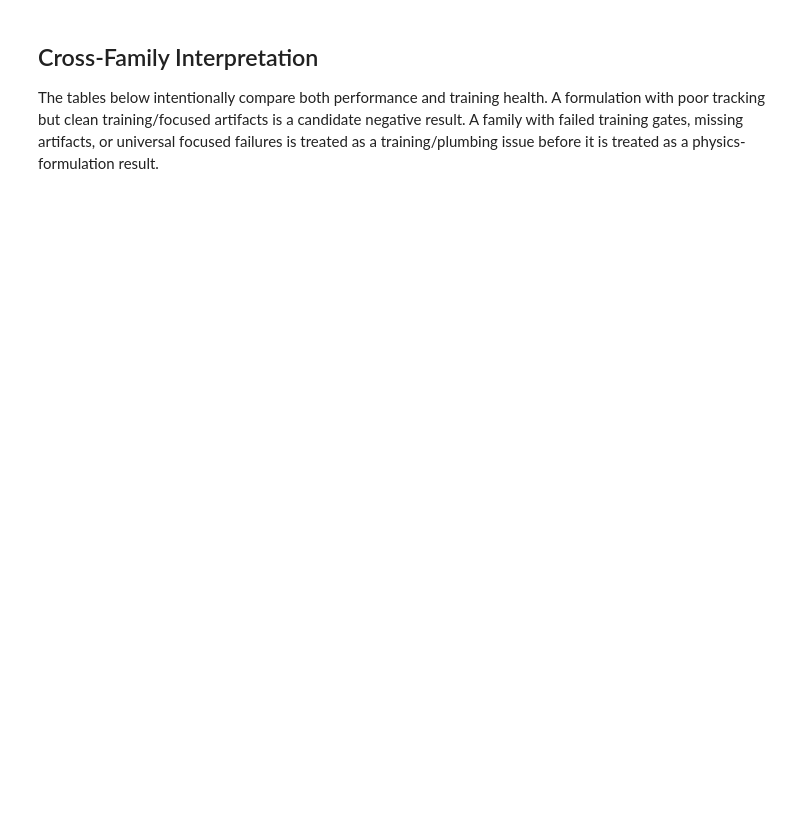
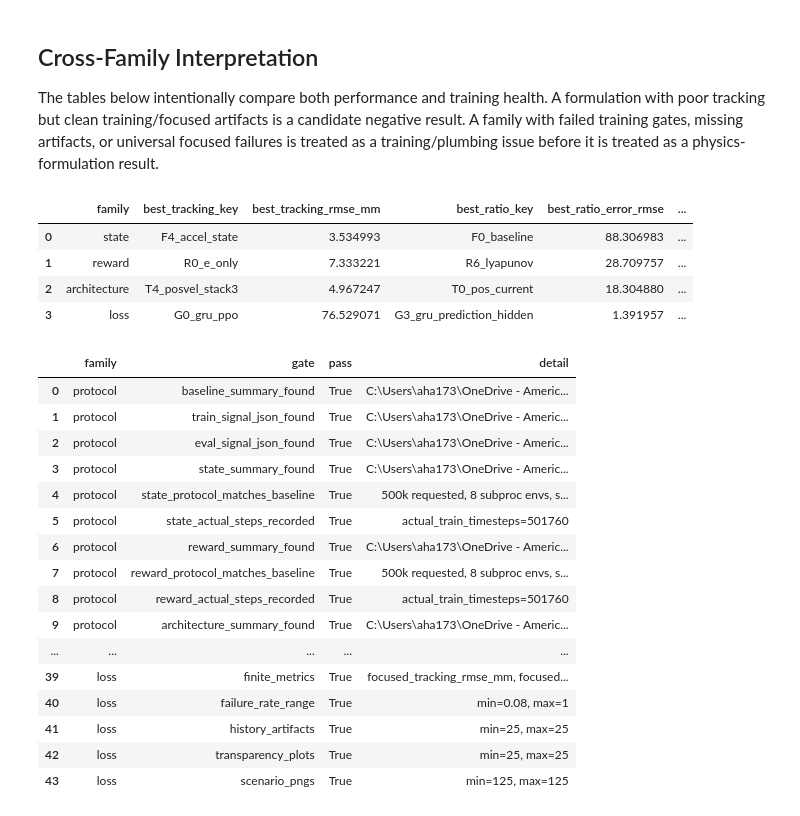
Before and after one commit to AhmadAssaad711/TeleopWithRL, a Jupyter notebook: notebooks/50_policy_gradient/55_physics_informed_formulations_results.ipynb, the cells around one changed output. Saved outputs shown, nothing was run; the diff lists cells and outputs as text; code cells hidden in the pictures; blank space fills up the shorter version.

```diff
--- a/notebooks/50_policy_gradient/55_physics_informed_formulations_results.ipynb
+++ b/notebooks/50_policy_gradient/55_physics_informed_formulations_results.ipynb
@@ -450,36 +699,59 @@ def _best_row(df: pd.DataFrame, metric: str) -> pd.Series | None:
 def family_best_rows() -> pd.DataFrame:
     rows = []
     for family, df, note in [
-        ("state", state_summary, "fair 500k state-feature ablation; F4/F5 acceleration extractors fixed for Windows subproc"),
-        ("reward", reward_summary, "fair 500k basic-observation reward ablation; matched to continuous PPO baseline protocol"),
-        ("architecture", arch_summary, "fair 500k temporal-stack ablation when generated; otherwise pending"),
+        ("state", state_summary, "fair bias15 500k state-feature ablation; F4/F5 acceleration extractors fixed for Windows subproc"),
+        ("reward", reward_summary, "fair bias15 500k basic-observation reward ablation; matched to continuous PPO hyperparameter protocol"),
+        ("architecture", arch_summary, "fair bias15 500k temporal-stack ablation when generated; otherwise pending"),
         ("loss", loss_summary, "fair-budget GRU-PPO auxiliary-loss diagnostic; custom trainer, compare cautiously"),
     ]:
         best_track = _best_row(df, "focused_tracking_rmse_mm")
         best_ratio = _best_row(df, "focused_transparency_ratio_error_rmse")
         failure = pd.to_numeric(df.get("focused_failure_rate", pd.Series(dtype=float)), errors="coerce")
         rows.append({
             "family": family,
             "best_tracking_key": None if best_track is None else best_track.get("key"),
             "best_tracking_rmse_mm": np.nan if best_track is None else best_track.get("focused_tracking_rmse_mm"),
             "best_ratio_key": None if best_ratio is None else best_ratio.get("key"),
             "best_ratio_error_rmse": np.nan if best_ratio is None else best_ratio.get("focused_transparency_ratio_error_rmse"),
             "max_failure_rate": failure.max() if not failure.empty else np.nan,
             "note": note,
         })
     return pd.DataFrame(rows)
 
 family_comparison = family_best_rows()
 display(family_comparison)
 
 all_gates = pd.concat({
     "protocol": protocol_gate.set_index("gate"),
     "state": state_gate.set_index("gate"),
     "reward": reward_gate.set_index("gate"),
     "architecture": arch_gate.set_index("gate"),
     "loss": loss_gate.set_index("gate"),
 }, names=["family", "gate"]).reset_index()
 display(all_gates)
+# %% [output]
+|  | family | best_tracking_key | best_tracking_rmse_mm | best_ratio_key | best_ratio_error_rmse | ... |
+| 0 | state | F4_accel_state | 3.534993 | F0_baseline | 88.306983 | ... |
+| 1 | reward | R0_e_only | 7.333221 | R6_lyapunov | 28.709757 | ... |
+| 2 | architecture | T4_posvel_stack3 | 4.967247 | T0_pos_current | 18.304880 | ... |
+| 3 | loss | G0_gru_ppo | 76.529071 | G3_gru_prediction_hidden | 1.391957 | ... |
+|  | family | gate | pass | detail |
+| 0 | protocol | baseline_summary_found | True | C:\Users\aha173\OneDrive - Americ... |
+| 1 | protocol | train_signal_json_found | True | C:\Users\aha173\OneDrive - Americ... |
+| 2 | protocol | eval_signal_json_found | True | C:\Users\aha173\OneDrive - Americ... |
+| 3 | protocol | state_summary_found | True | C:\Users\aha173\OneDrive - Americ... |
+| 4 | protocol | state_protocol_matches_baseline | True | 500k requested, 8 subproc envs, s... |
+| 5 | protocol | state_actual_steps_recorded | True | actual_train_timesteps=501760 |
+| 6 | protocol | reward_summary_found | True | C:\Users\aha173\OneDrive - Americ... |
+| 7 | protocol | reward_protocol_matches_baseline | True | 500k requested, 8 subproc envs, s... |
+| 8 | protocol | reward_actual_steps_recorded | True | actual_train_timesteps=501760 |
+| 9 | protocol | architecture_summary_found | True | C:\Users\aha173\OneDrive - Americ... |
+| ... | ... | ... | ... | ... |
+| 39 | loss | finite_metrics | True | focused_tracking_rmse_mm, focused... |
+| 40 | loss | failure_rate_range | True | min=0.08, max=1 |
+| 41 | loss | history_artifacts | True | min=25, max=25 |
+| 42 | loss | transparency_plots | True | min=25, max=25 |
+| 43 | loss | scenario_pngs | True | min=125, max=125 |
 # %% [markdown]
 
 ## Current Conclusions
```
Also changed, not shown: parts of 19 cells of this notebook, 8 other files.
